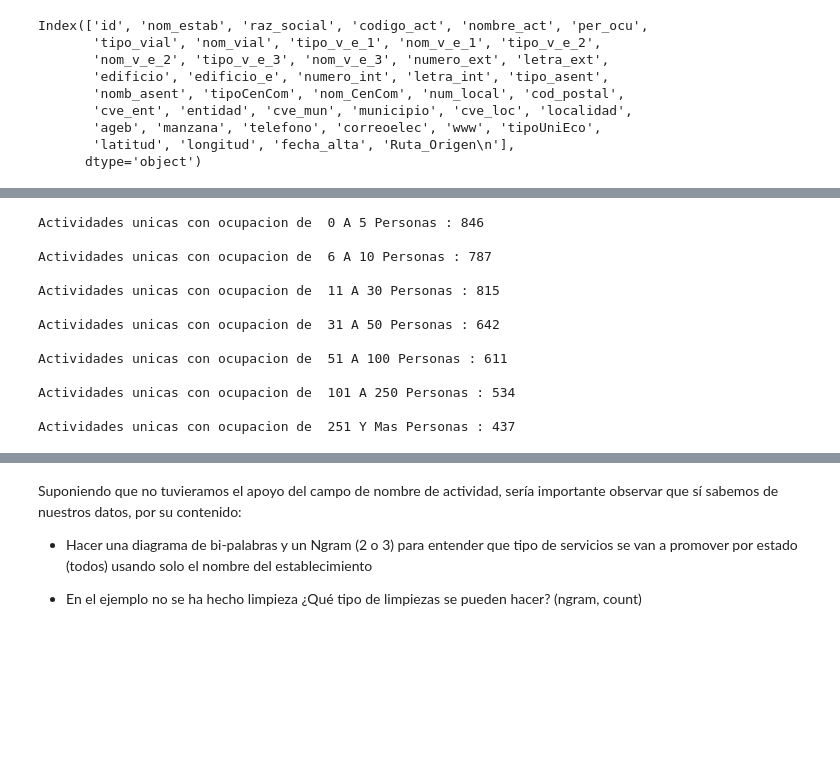
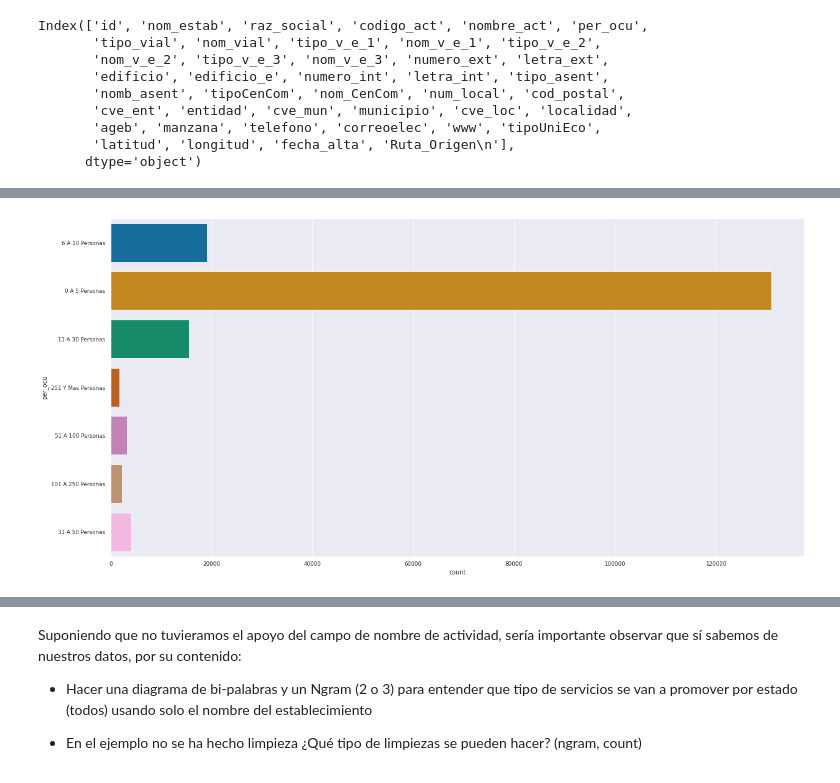
Before and after one commit to AngelGuadarrama/Consulta_DENUE, a Jupyter notebook: extractor_denue.ipynb, the cells around one changed output, grey strips where cells are left out. Cells and saved outputs as stored; diff of their text form; code cells hidden in the pictures; blank space fills up the shorter version.

```diff
--- a/extractor_denue.ipynb
+++ b/extractor_denue.ipynb
@@ -290,19 +289,6 @@ dtype: int64
-# %%
-for x in datos[['per_ocu']].value_counts(ascending=False).index:
-  actividades_per_ocup= datos[datos.per_ocu == x[0]]
-  print('Actividades unicas con ocupacion de ', x[0], ': '+str(len(actividades_per_ocup.nombre_act.unique())))
-  print('')
-# %% [output]
-Actividades unicas con ocupacion de  0 A 5 Personas : 846
-
-Actividades unicas con ocupacion de  6 A 10 Personas : 787
-
-Actividades unicas con ocupacion de  11 A 30 Personas : 815
-
-Actividades unicas con ocupacion de  31 A 50 Personas : 642
-
-Actividades unicas con ocupacion de  51 A 100 Personas : 611
-
-Actividades unicas con ocupacion de  101 A 250 Personas : 534
-
-Actividades unicas con ocupacion de  251 Y Mas Personas : 437
+# %%
+plt.figure(figsize=(20,10))
+sns.countplot(data=datos, y='per_ocu')
+plt.show()
+# %% [output]
+[figure, added]
```
Also changed, not shown: parts of 16 cells of this notebook.
